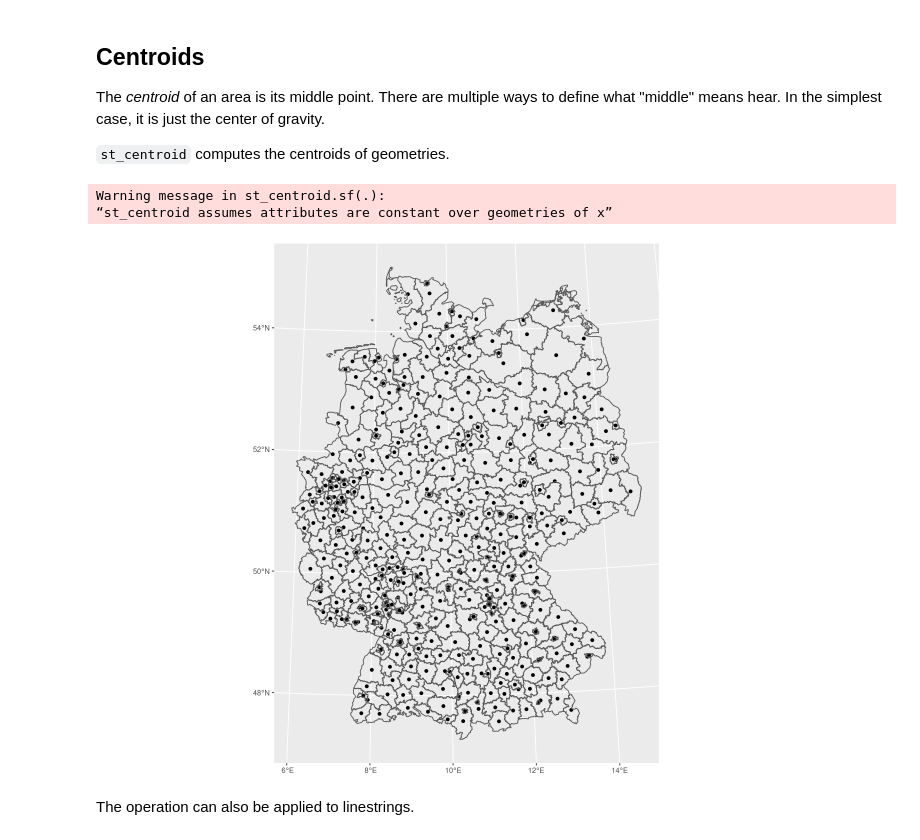
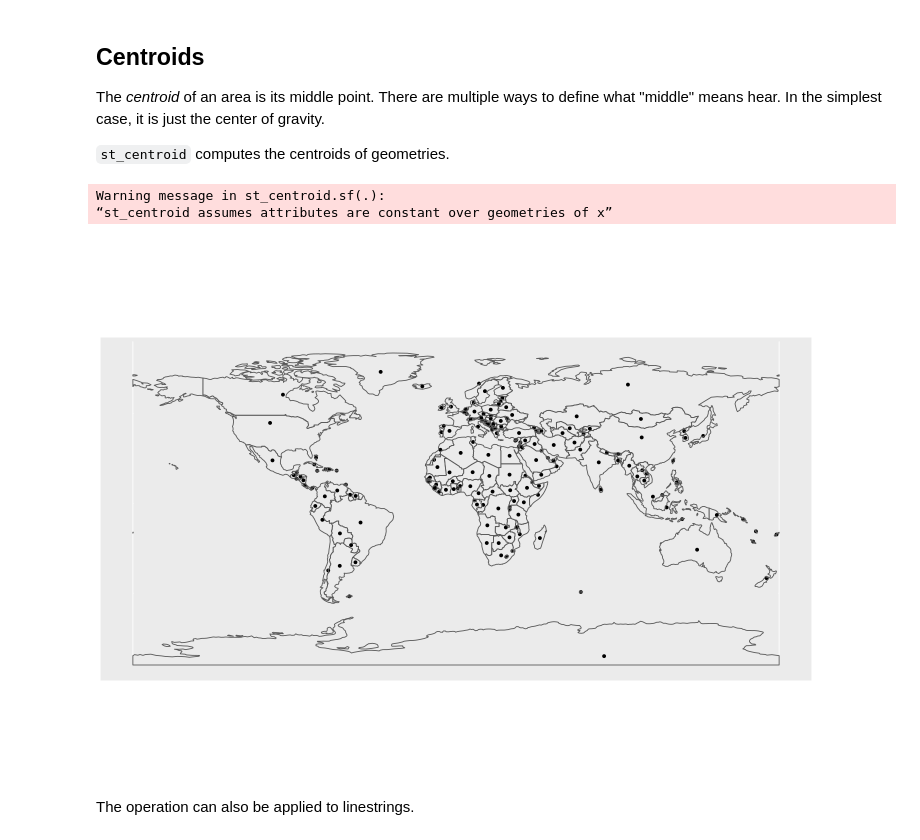
Before and after one commit to gerhardJaeger/LanguageInSpace, a Jupyter notebook: session07.ipynb, the cells around one changed output. Cells and saved outputs as stored; diff of their text form; code cells hidden in the pictures.

```diff
--- a/session07.ipynb
+++ b/session07.ipynb
@@ -283,15 +275,15 @@ The *centroid* of an area is its middle point. There are multiple ways to define
 
 `st_centroid` computes the centroids of geometries.
 # %%
-germanDistricts %>%
+world %>%
     st_centroid() %>%
     ggplot() +
     geom_sf() +
-    geom_sf(data=germanDistricts, alpha=0)
+    geom_sf(data=world, alpha=0)
 # %% [output]
 Warning message in st_centroid.sf(.):
 “st_centroid assumes attributes are constant over geometries of x”
-[figure, old version]
+[figure, new version]
 # %% [markdown]
 The operation can also be applied to linestrings.
 # %%
```
Also changed, not shown: parts of 14 cells of this notebook.
